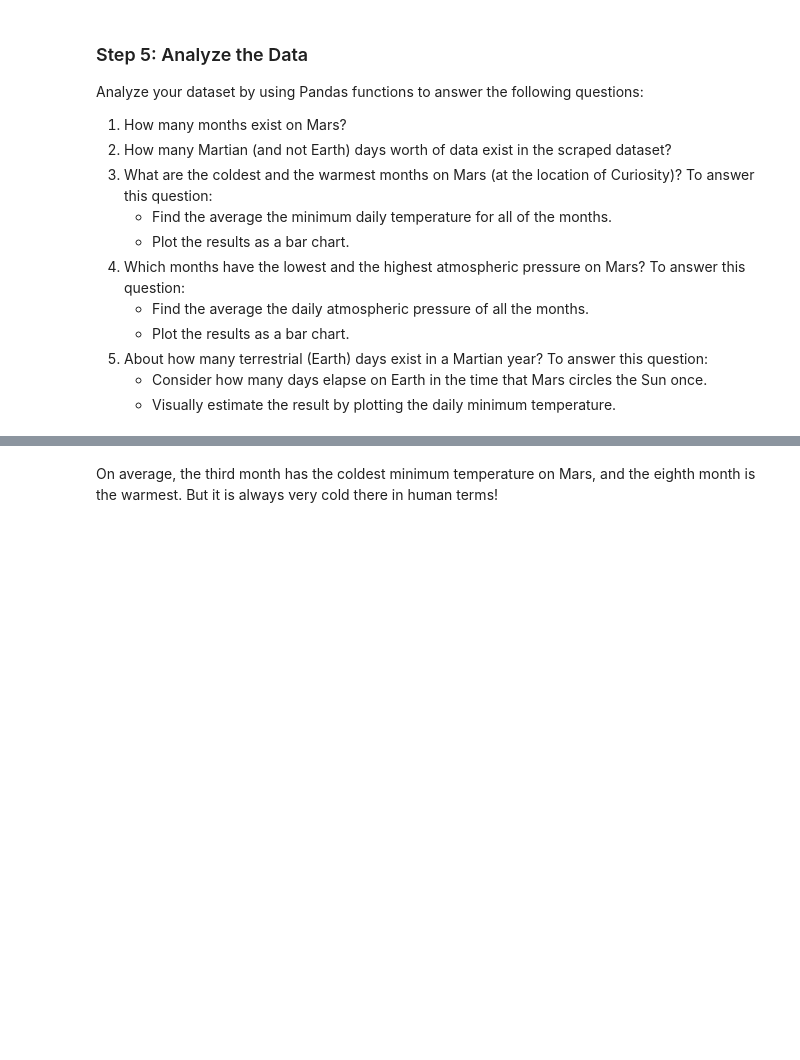
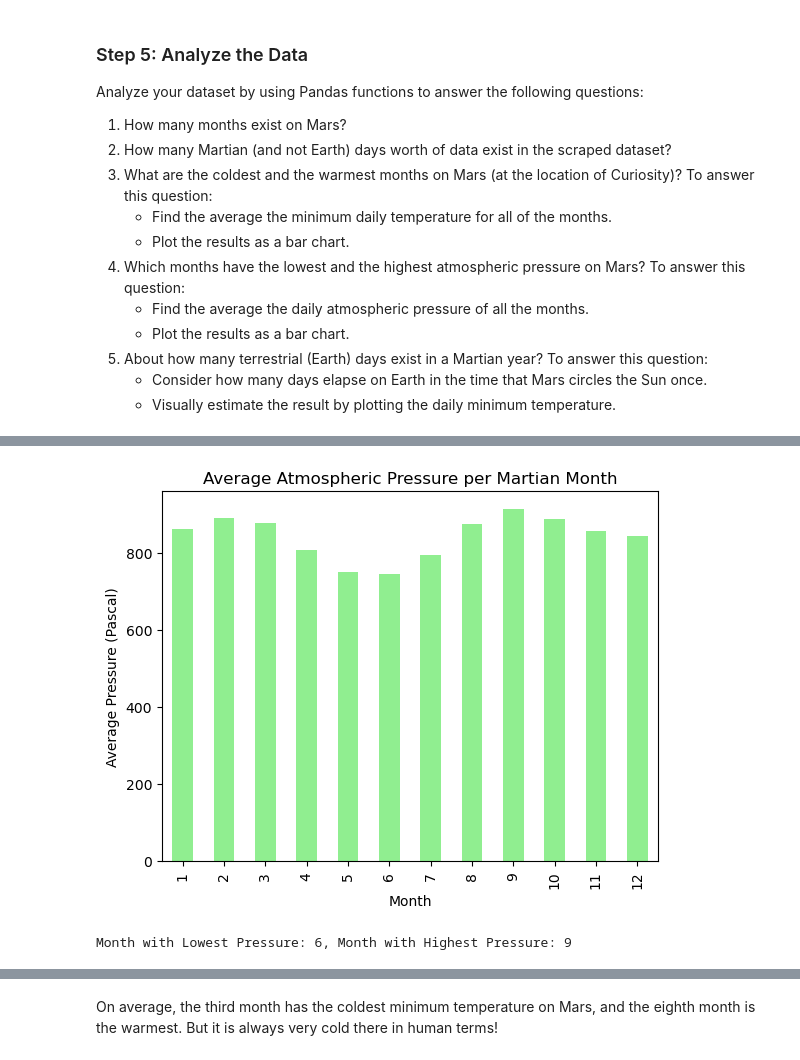
Before and after one commit to St-Carrasquillo/Data_Collection, a Jupyter notebook: part_2_mars_weather.ipynb, the cells around one changed output, grey strips where cells are left out. Drawn from its saved outputs; the diff is of its cells as text; code cells hidden in the pictures; blank space fills up the shorter version.

```diff
--- a/part_2_mars_weather.ipynb
+++ b/part_2_mars_weather.ipynb
@@ -109,2 +205,3 @@ Analyze your dataset by using Pandas functions to answer the following questions
 # %%
 # 4. Average pressure by Martian month
+avg_pressure_by_month = data_frame.groupby('month')['pressure'].mean()
@@ -114,0 +208,15 @@ Analyze your dataset by using Pandas functions to answer the following questions
+# %%
+# Plot the average pressure by month
+avg_pressure_by_month.plot(kind='bar', color='lightgreen')
+plt.title('Average Atmospheric Pressure per Martian Month')
+plt.xlabel('Month')
+plt.ylabel('Average Pressure (Pascal)')
+plt.show()
+
+# Identify months with lowest and highest pressure
+lowest_pressure_month = avg_pressure_by_month.idxmin()
+highest_pressure_month = avg_pressure_by_month.idxmax()
+print(f"Month with Lowest Pressure: {lowest_pressure_month}, Month with Highest Pressure: {highest_pressure_month}")
+# %% [output]
+[figure, added]
+Month with Lowest Pressure: 6, Month with Highest Pressure: 9
```
Also changed, not shown: parts of 20 cells of this notebook.
